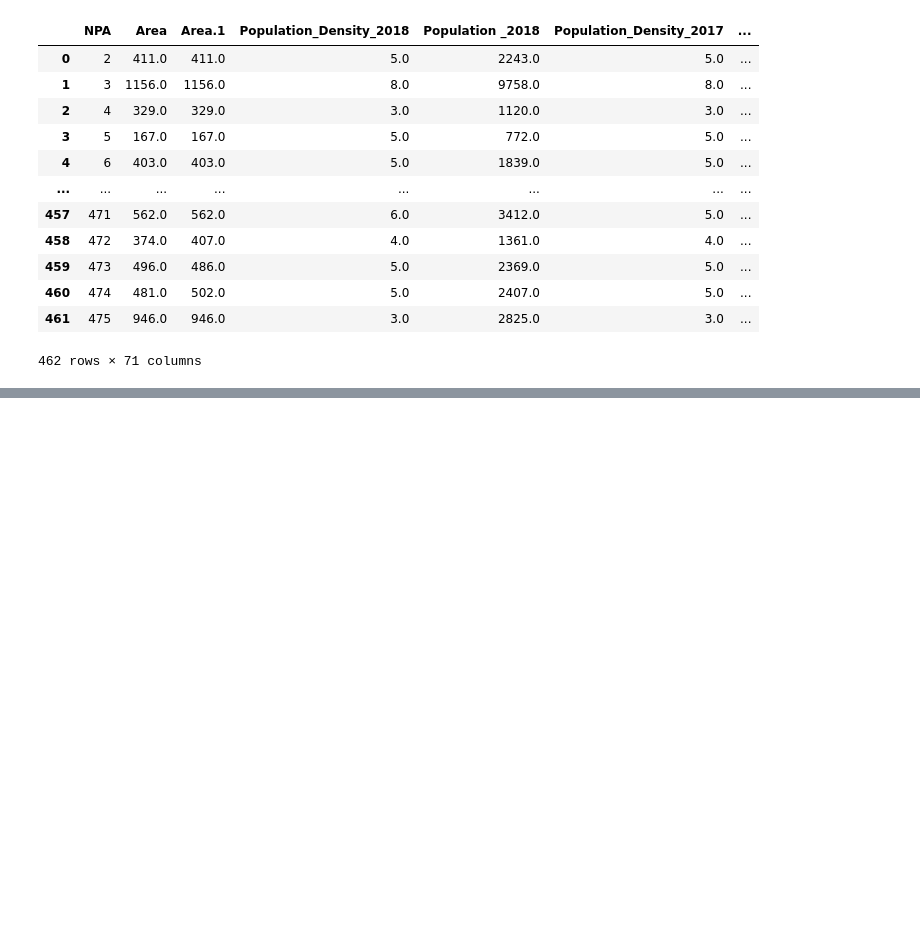
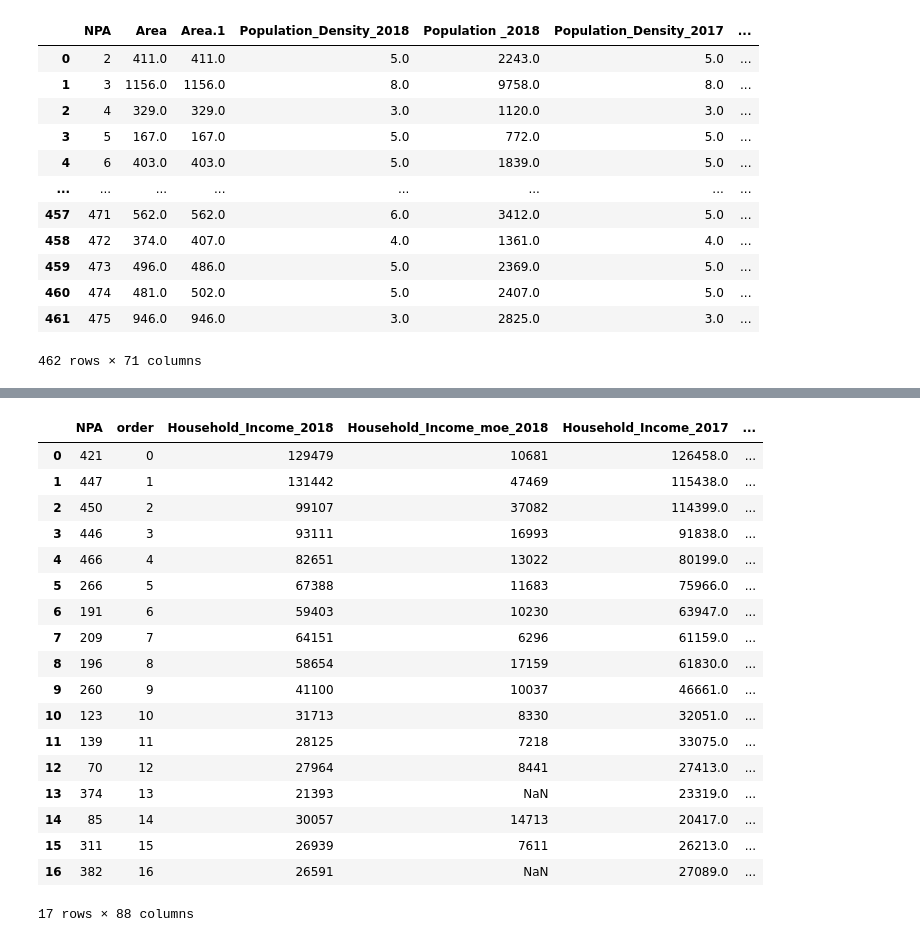
Before and after one commit to timchartier/mat210-proj-beatties, a Jupyter notebook: qol-data-cleaning.ipynb, the cells around one changed output, grey strips where cells are left out. Cells and saved outputs as stored; diff of their text form; code cells hidden in the pictures; blank space fills up the shorter version.

Commit message:
updated selected npa & merged some data

```diff
--- a/qol-data-cleaning.ipynb
+++ b/qol-data-cleaning.ipynb
@@ -103,0 +126,4 @@ False
+# %%
+selected = pd.read_csv("./selectedNPA.csv")
+selected['order'] = selected.index
+selected
@@ -103,0 +149,24 @@ False
+# %%
+filtered = economyRaw[economyRaw.NPA.isin(selected["NPA"])]
+merged = pd.merge(selected,filtered,left_on="NPA", right_on="NPA",how="inner")
+merged
+# %% [output]
+|  | NPA | order | Household_Income_2018 | Household_Income_moe_2018 | Household_Income_2017 | ... |
+| 0 | 421 | 0 | 129479 | 10681 | 126458.0 | ... |
+| 1 | 447 | 1 | 131442 | 47469 | 115438.0 | ... |
+| 2 | 450 | 2 | 99107 | 37082 | 114399.0 | ... |
+| 3 | 446 | 3 | 93111 | 16993 | 91838.0 | ... |
+| 4 | 466 | 4 | 82651 | 13022 | 80199.0 | ... |
+| 5 | 266 | 5 | 67388 | 11683 | 75966.0 | ... |
+| 6 | 191 | 6 | 59403 | 10230 | 63947.0 | ... |
+| 7 | 209 | 7 | 64151 | 6296 | 61159.0 | ... |
+| 8 | 196 | 8 | 58654 | 17159 | 61830.0 | ... |
+| 9 | 260 | 9 | 41100 | 10037 | 46661.0 | ... |
+| 10 | 123 | 10 | 31713 | 8330 | 32051.0 | ... |
+| 11 | 139 | 11 | 28125 | 7218 | 33075.0 | ... |
+| 12 | 70 | 12 | 27964 | 8441 | 27413.0 | ... |
+| 13 | 374 | 13 | 21393 | NaN | 23319.0 | ... |
+| 14 | 85 | 14 | 30057 | 14713 | 20417.0 | ... |
+| 15 | 311 | 15 | 26939 | 7611 | 26213.0 | ... |
+| 16 | 382 | 16 | 26591 | NaN | 27089.0 | ... |
+17 rows × 88 columns
```
Also changed, not shown: parts of 6 cells of this notebook, 1 other file.
